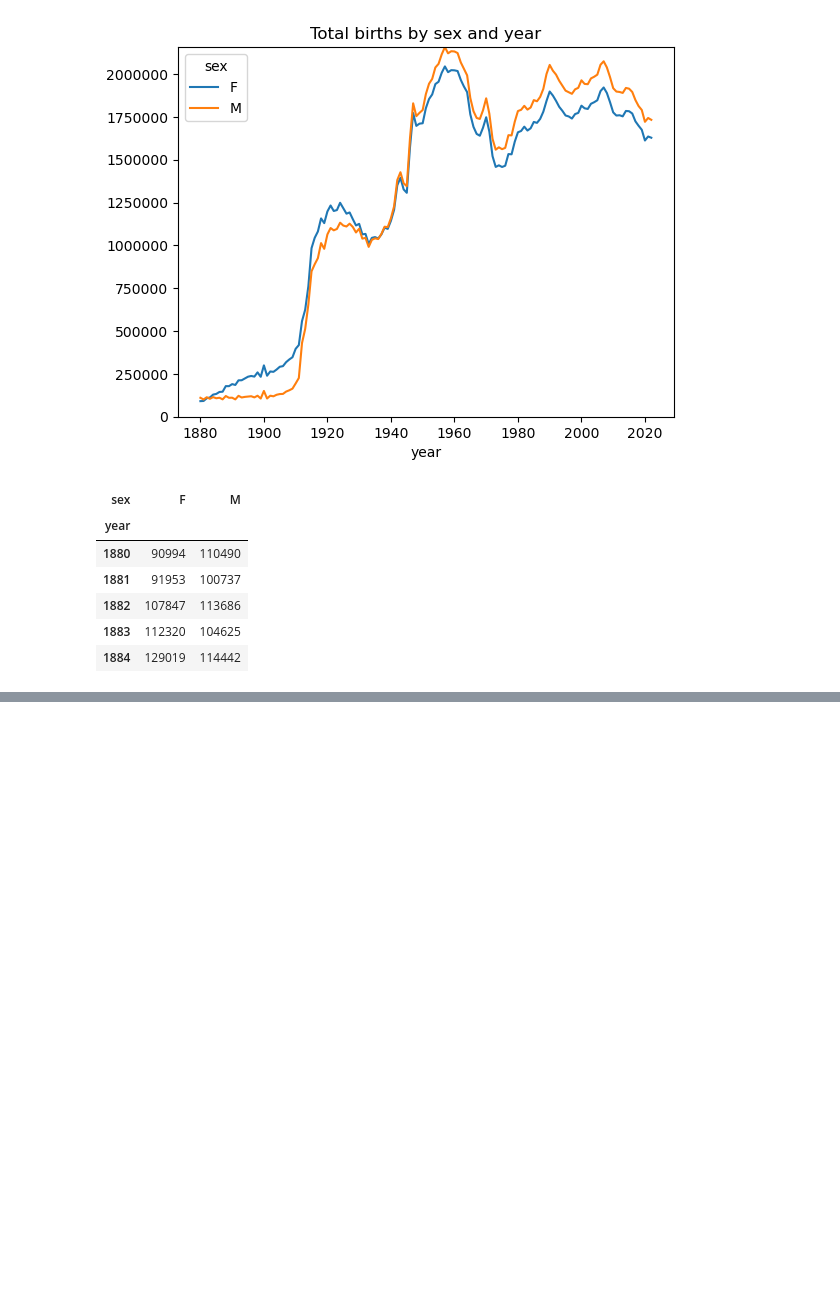
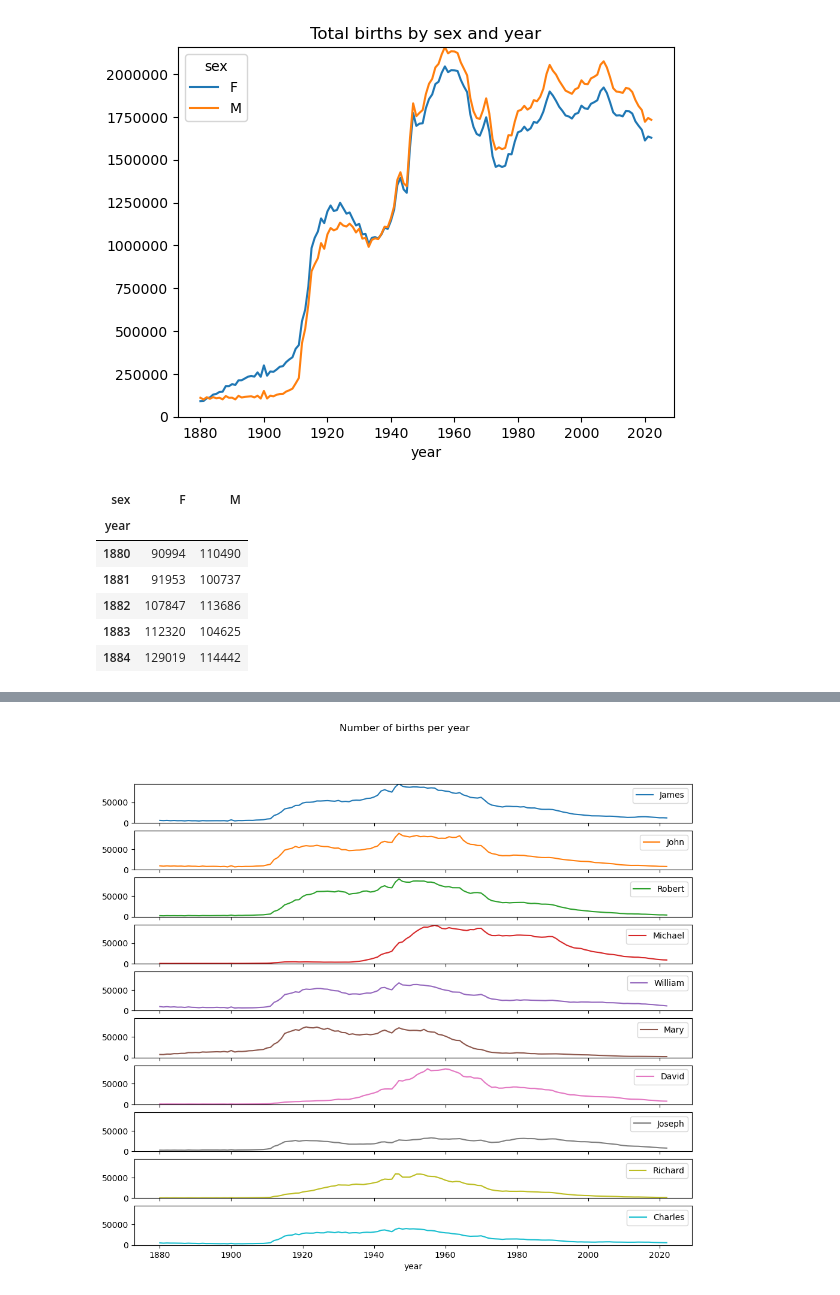
Before and after one commit to seggy1211/py-for-DA, a Jupyter notebook: Us baby names/US Baby Name.ipynb, the cells around one changed output, grey strips where cells are left out. Cells and saved outputs as stored; diff of their text form; code cells hidden in the pictures; blank space fills up the shorter version.

```diff
--- a/Us baby names/US Baby Name.ipynb
+++ b/Us baby names/US Baby Name.ipynb
@@ -62,0 +118,13 @@ total_births.head()
+# %%
+# showing based on number
+filtered_total_births = total_births.loc[:, total_births.sum(axis=0) > 2000000]
+sorted_filtered_total_births = filtered_total_births[filtered_total_births.columns[filtered_total_births.sum() > 2000000]].sum().sort_values(ascending=False)
+sorted_filtered_total_births[0:10]
+filtered_total_births = filtered_total_births[sorted_filtered_total_births[0:10].index]
+filtered_total_births
+# x = 20
+# y = 10
+max_value= filtered_total_births.iloc[: , :].values.max()
+ax = filtered_total_births.iloc[: , :].plot(subplots=True, figsize=(12,10), grid=False, title='Number of births per year', sharex=True, ylim=(0, max_value))
+# %% [output]
+[figure, added]
```
Also changed, not shown: parts of 8 cells of this notebook.
